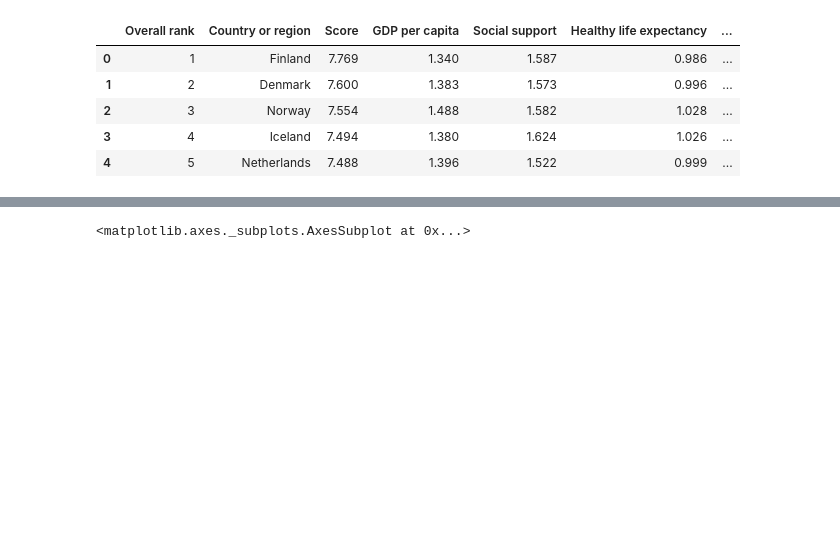
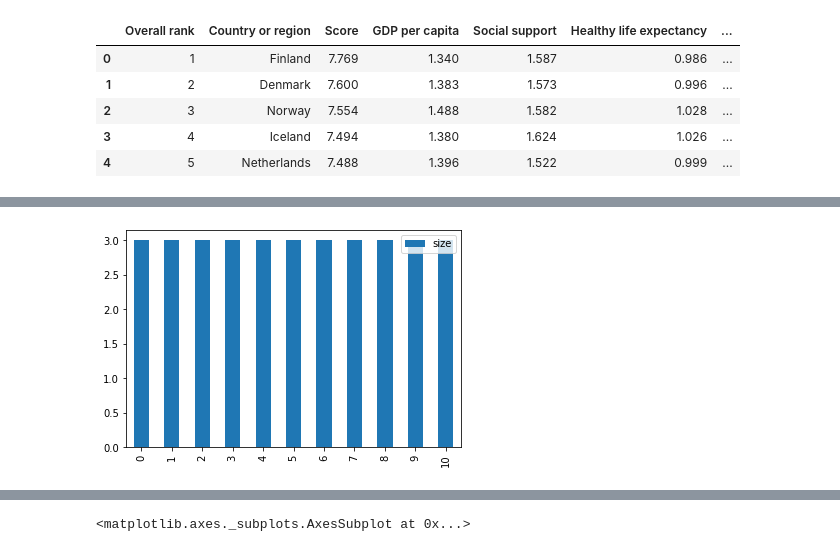
Before and after one commit to Noha-Magdy/world-happiness-report-analysis, a Jupyter notebook: Happiness_report_analysis.ipynb, the cells around one changed output, grey strips where cells are left out. Saved outputs shown, nothing was run; the diff lists cells and outputs as text; code cells hidden in the pictures; blank space fills up the shorter version.

Commit message:
charts fixed and all data cleaned

```diff
--- a/Happiness_report_analysis.ipynb
+++ b/Happiness_report_analysis.ipynb
@@ -208,0 +141,6 @@ fig.show()
+# %%
+data15=data15.fillna(value=data15.mean()) ## for last column was 155 not 156
+# %%
+data16=data16.fillna(value=data16.mean())
+# %%
+data17=data17.fillna(value=data17.mean())
@@ -208,0 +257,14 @@ fig.show()
+# %%
+## compare data of previous years
+topPrevCountries=[]
+[topPrevCountries.append(i) for i in data15.Country[0:11]]
+[topPrevCountries.append(i) for i in data16.Country[0:11]]
+[topPrevCountries.append(i) for i in data17.Country[0:11]]
+
+dfTest = pd.DataFrame({'freq': topPrevCountries})
+dfTest.groupby('freq', as_index=False).size().plot(kind='bar')
+plt.show()
+
+# This shows us that the top 10 countries were constant 15 - 17
+# %% [output]
+[figure, added]
```
Also changed, not shown: parts of 41 cells of this notebook.
